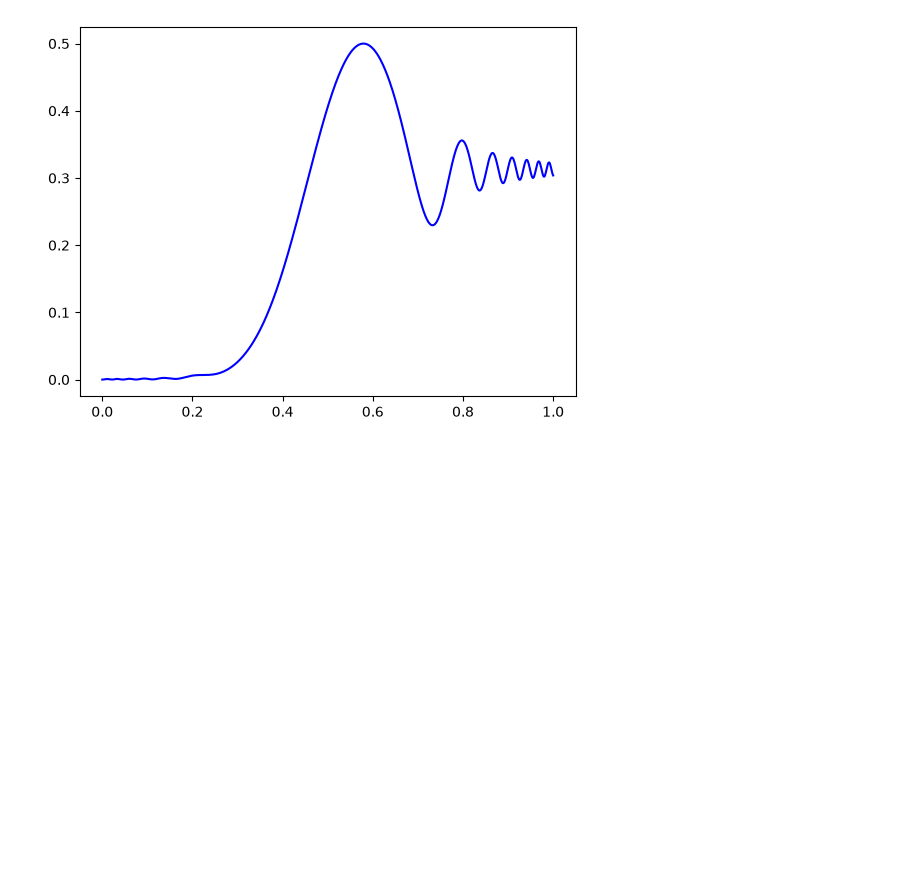
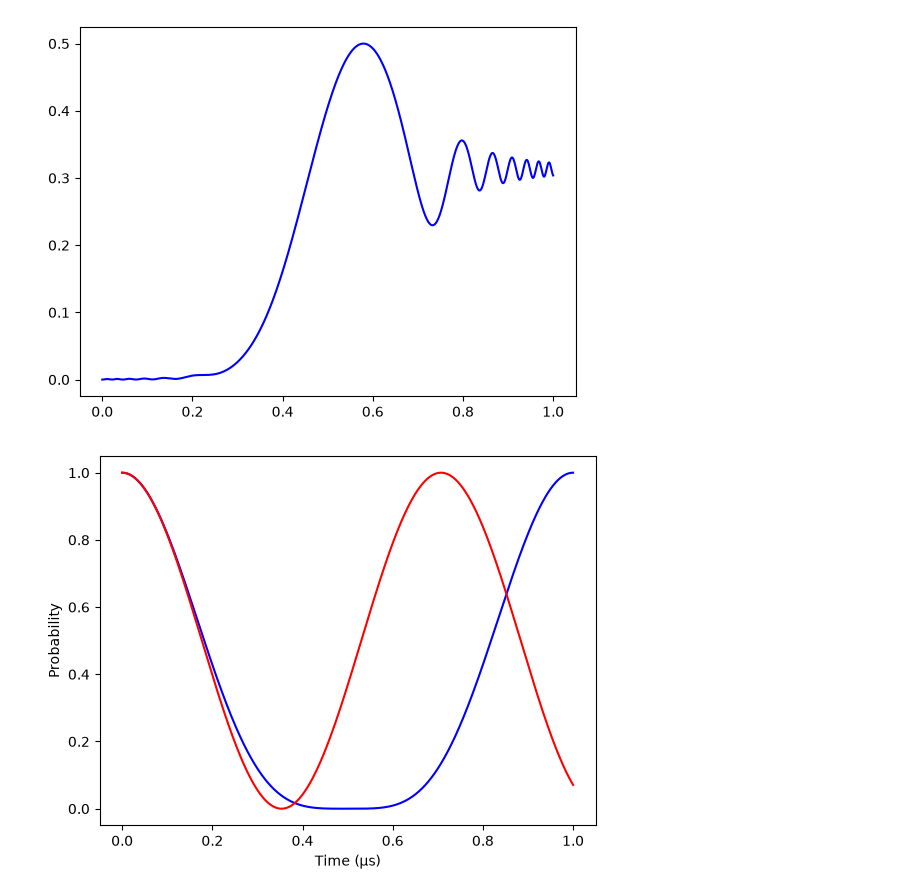
Before and after one commit to oscarfry05/Computing-Project, a Jupyter notebook: Milestone.ipynb, the cells around one changed output. Saved outputs shown, nothing was run; the diff lists cells and outputs as text; code cells hidden in the pictures; blank space fills up the shorter version.

```diff
--- a/Milestone.ipynb
+++ b/Milestone.ipynb
@@ -339,3 +333,31 @@ plt.plot(times * 1e6, P_phi_plus_trotter, color = 'blue')
 # %% [output]
 [<matplotlib.lines.Line2D at 0x...>]
 [figure]
+# %%
+#Analytic solution for |00> state with V=0 and Delta=0 and |00> state with V >> Omega
+times = np.linspace(0, 1e-6, 1000)
+
+values_1 = []
+
+for t in times:
+    Probability = abs((1 + np.cos(Omega * t)) / 2)**2
+    values_1.append(Probability)
+
+values_1 = np.array(values_1)
+
+values_2 = []
+
+for t in times:
+    Probability = (np.cos((Omega * t)/ np.sqrt(2)))**2
+    values_2.append(Probability)
+
+values_2 = np.array(values_2)
+
+
+plt.plot(times * 1e6, values_1, color = 'blue', label = 'Analytic solution for V=0')
+plt.plot(times * 1e6, values_2, color = 'red', label = 'Analytic solution for V >> Omega')
+plt.xlabel('Time (μs)')
+plt.ylabel('Probability')
+plt.show()
+# %% [output]
+[figure, added]
```
Also changed, not shown: parts of 5 cells of this notebook.
